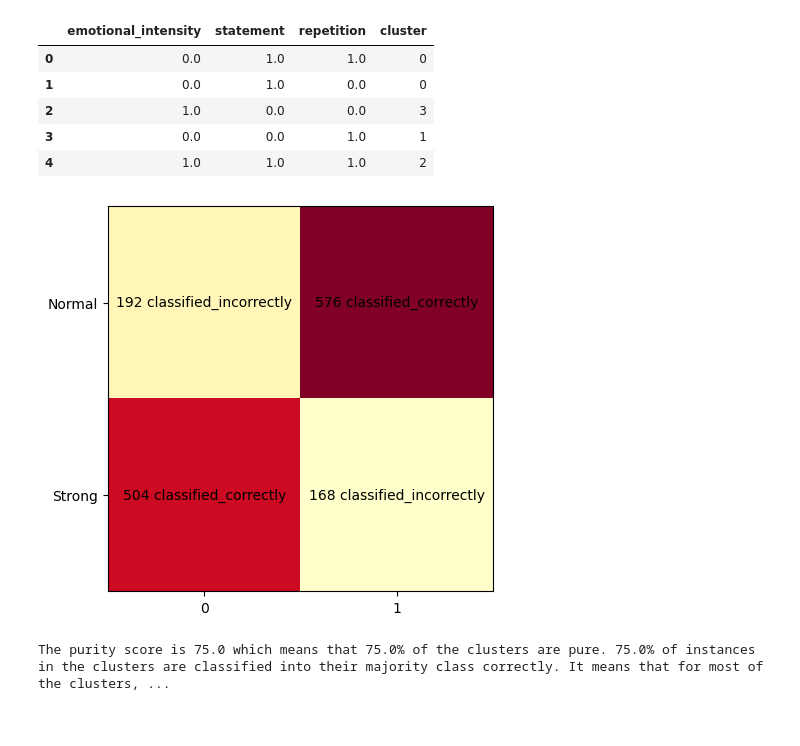
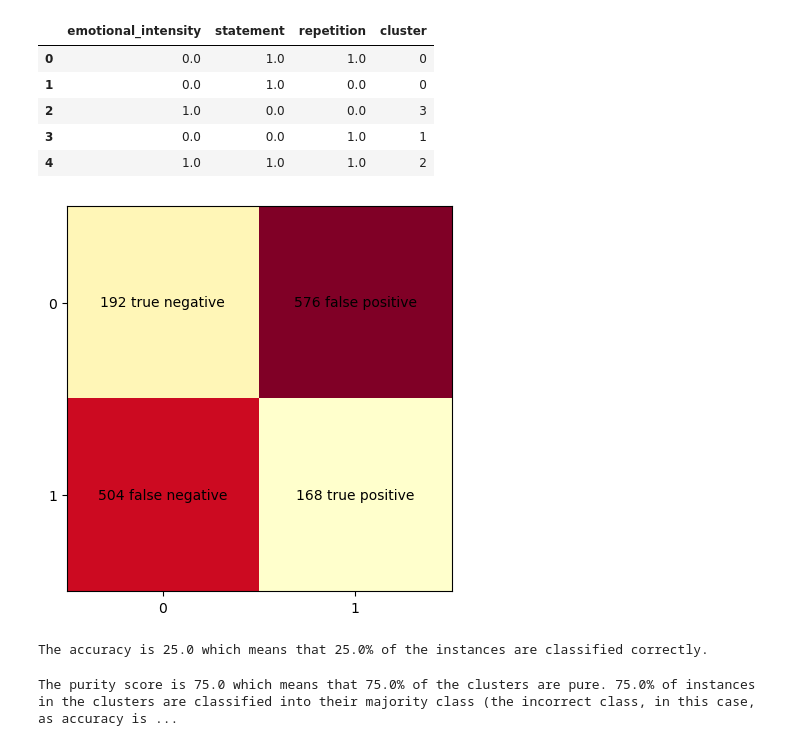
Before and after one commit to Bryan-Az/ClusteringMethod-Slate, a Jupyter notebook: K_Means.ipynb, the cells around one changed output. Drawn from its saved outputs; the diff is of its cells as text; code cells hidden in the pictures.

Commit message:
* assess k cluster accuracy

```diff
--- a/K_Means.ipynb
+++ b/K_Means.ipynb
@@ -236,30 +236,34 @@ confusion_matrix = contingency_matrix(y_true, y_preds)
 # %%
 # Plot the confusion matrix with labels on the axes
 fig, ax = plt.subplots(figsize=(5, 5))
 im = ax.imshow(confusion_matrix, interpolation='nearest', cmap=plt.cm.YlOrRd)
 
 # Add labels to the x-axis and y-axis
 ax.set_xticks(np.arange(len(confusion_matrix)))
 ax.set_yticks(np.arange(len(confusion_matrix)))
-# plot y labels 0 = Normal, 1 = Strong
-ax.set_yticklabels(['Normal', 'Strong'])
+
 # show the values of the confusion matrix
 for i in range(len(confusion_matrix)):
     for j in range(len(confusion_matrix)):
         matrix_label = ''
         if i == 0 and j == 0:
-            matrix_label = 'classified_incorrectly'
+            matrix_label = 'true negative'
         elif i == 0 and j == 1:
-            matrix_label = 'classified_correctly'
+            matrix_label = 'false positive'
         elif i == 1 and j == 0:
-            matrix_label = 'classified_correctly'
+            matrix_label = 'false negative'
         elif i == 1 and j == 1:
-            matrix_label = 'classified_incorrectly'
+            matrix_label = 'true positive'
         text = ax.text(j, i, str(confusion_matrix[i, j]) + ' ' + matrix_label, ha='center', va='center', color='black')
 # Show the plot
 plt.show()
 # %% [output]
-[figure, old version]
+[figure, new version]
+# %%
+accuracy = (confusion_matrix[0,0] + confusion_matrix[1,1]) / np.sum(confusion_matrix)
+print('The accuracy is {accuracy} which means that {accuracy}% of the instances are classified correctly.'.format(accuracy=accuracy*100))
+# %% [output]
+The accuracy is 25.0 which means that 25.0% of the instances are classified correctly.
 # %%
 def purity_score(y_true, y_pred):
     # compute contingency matrix (also called confusion matrix)
@@ -268,6 +272,6 @@ def purity_score(y_true, y_pred):
     return np.sum(np.amax(c_matrix, axis=0)) / np.sum(c_matrix)
 # %%
 score = purity_score(y_true, y_preds)
-print('The purity score is {score} which means that {score}% of the clusters are pure. {score}% of instances in the clusters are classified into their majority class correctly. It means that for most of the clusters, the largest number of members from a single class makes up {score}% of the clusters size on average.'.format(score=score*100))
+print('The purity score is {score} which means that {score}% of the clusters are pure. {score}% of instances in the clusters are classified into their majority class (the incorrect class, in this case, as accuracy is 25%). It means that for most of the clusters, the largest number of members from a single class makes up {score}% of the clusters size on average.'.format(score=score*100))
 # %% [output]
-The purity score is 75.0 which means that 75.0% of the clusters are pure. 75.0% of instances in the clusters are classified into their majority class correctly. It means that for most of the clusters, ...
+The purity score is 75.0 which means that 75.0% of the clusters are pure. 75.0% of instances in the clusters are classified into their majority class (the incorrect class, in this case, as accuracy is ...
```
Also changed, not shown: parts of 2 cells of this notebook.
